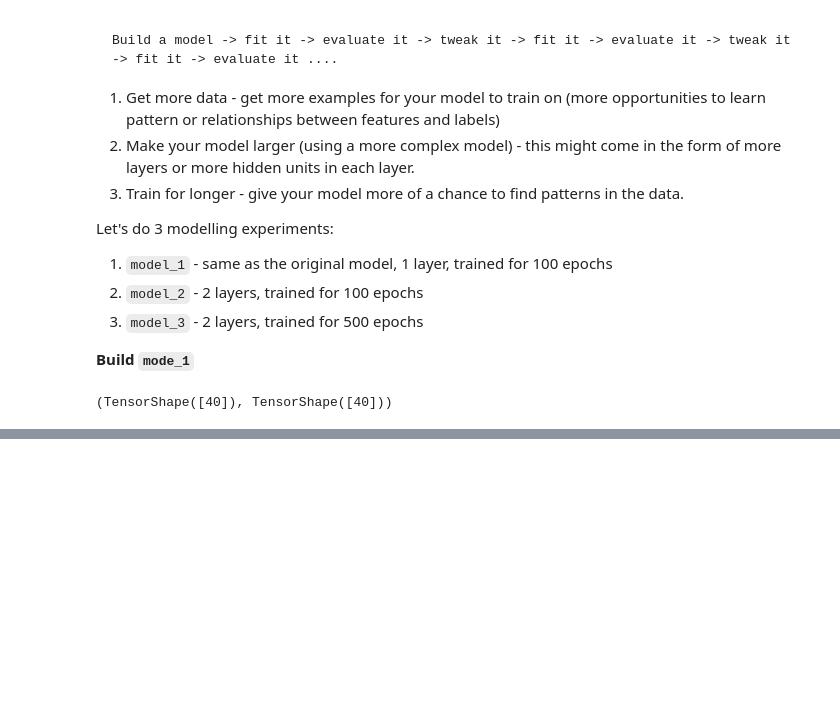
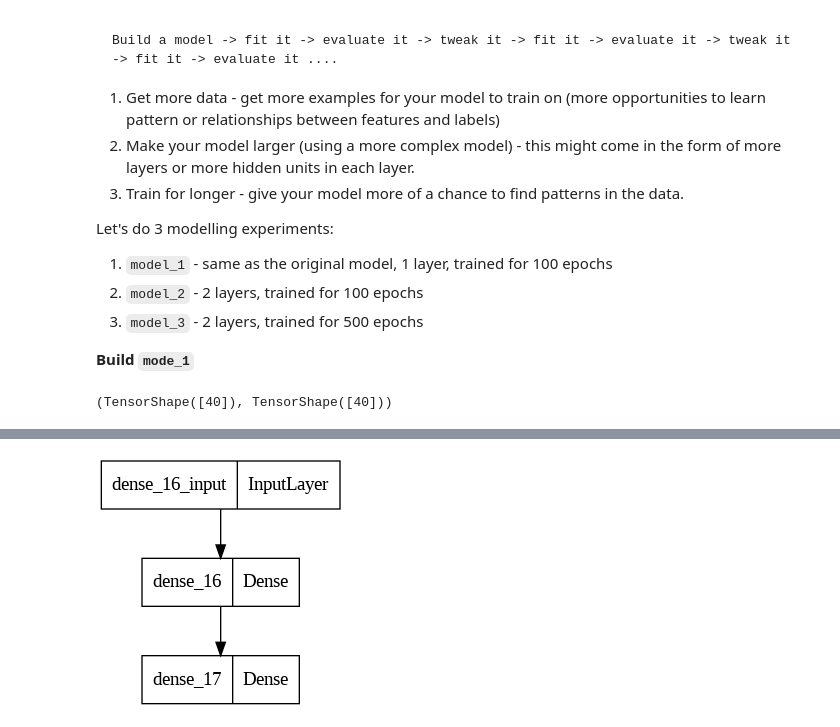
Before and after one commit to mamuncseru/tensorflow_zero_to_mastery, a Jupyter notebook: 01_neural_network_regression_with_tensorflow_video.ipynb, the cells around one changed output, grey strips where cells are left out. Drawn from its saved outputs; the diff is of its cells as text; code cells hidden in the pictures; blank space fills up the shorter version.

```diff
--- a/01_neural_network_regression_with_tensorflow_video.ipynb
+++ b/01_neural_network_regression_with_tensorflow_video.ipynb
@@ -665,0 +680,17 @@ plot_predictions(predictions=y_preds_1)
+# %%
+# Set the random seed
+tf.random.set_seed(42)
+
+# 1. Create a model
+model_2 = tf.keras.Sequential([
+    tf.keras.layers.Dense(16, input_shape=[1], activation='relu'),
+    tf.keras.layers.Dense(1, input_shape=[1])
+])
+
+# 2. Compile the model
+model_2.compile(loss=tf.keras.losses.mae,
+                optimizer=tf.keras.optimizers.SGD(),
+                metrics=['mae'])
+
+# 3. fit the model
+model_2.fit(X_train, y_train, epochs=100)
@@ -665,0 +716,4 @@ plot_predictions(predictions=y_preds_1)
+# %%
+plot_model(model_2)
+# %% [output]
+[figure, added]
```
Also changed, not shown: parts of 40 cells of this notebook.
